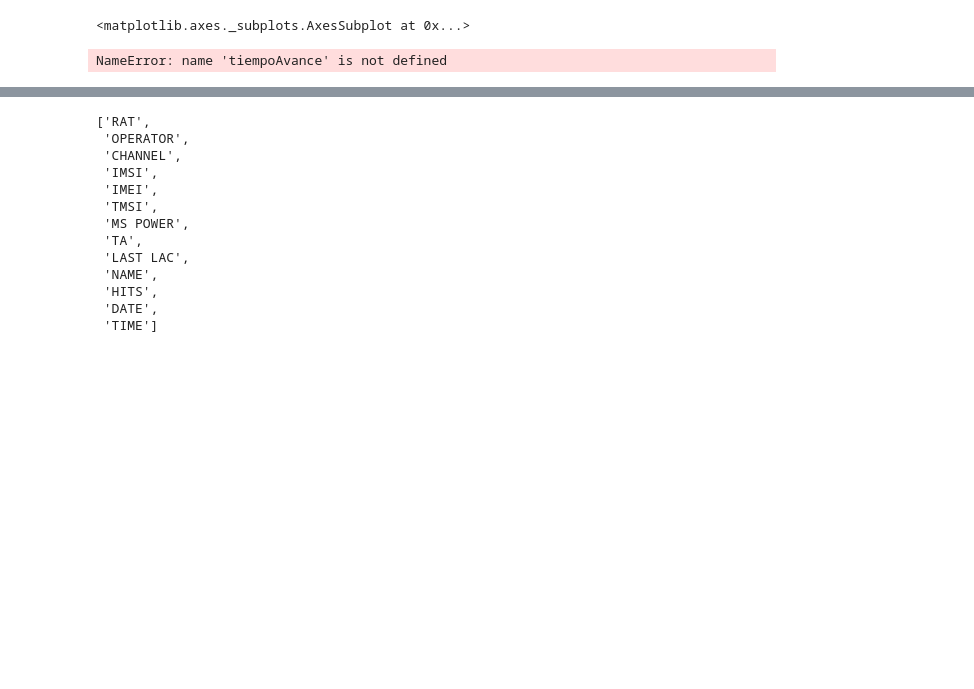
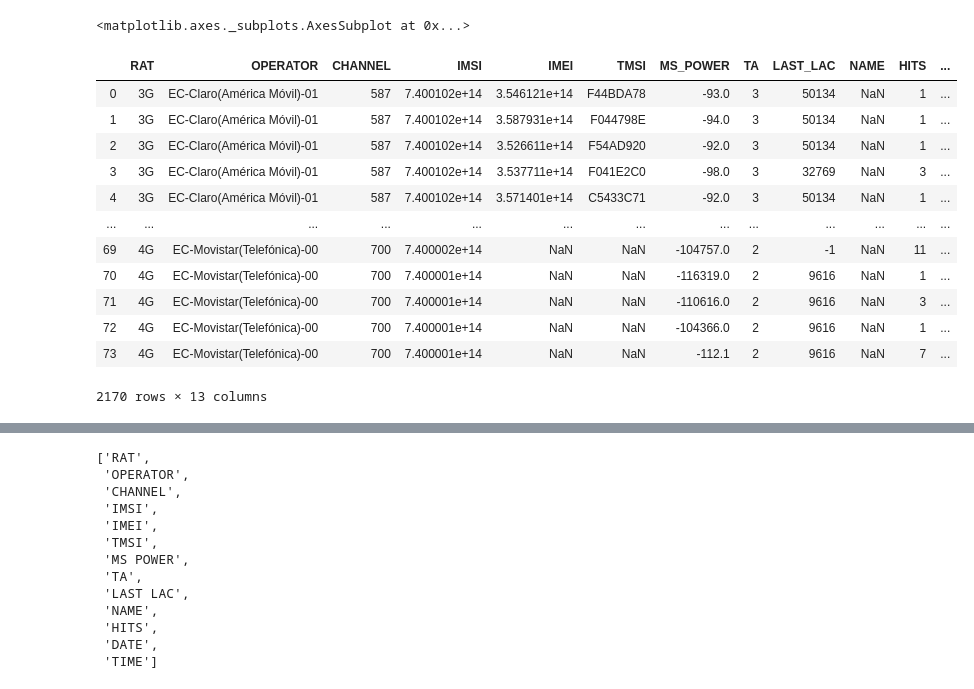
Before and after one commit to Dumaru/ExcelReports, a Jupyter notebook: Telefonia.ipynb, the cells around one changed output, grey strips where cells are left out. Cells and saved outputs as stored; diff of their text form; code cells hidden in the pictures; blank space fills up the shorter version.

```diff
--- a/Telefonia.ipynb
+++ b/Telefonia.ipynb
@@ -214,10 +218,22 @@ allData.groupby('IMEI').count()['IMSI'].sort_values(ascending=False).head(20).pl
 # %%
 def tiempoAvanceFilter(df, valuesList):
     """ Filters the df by the values on the TA column"""
     return df[df['TA'].isin(valuesList)]
-tiempoAvance(allData, [1,2,3,4,5,6])
+tiempoAvanceFilter(allData, [1,2,3,4,5,6])
 # %% [output]
+|  | RAT | OPERATOR | CHANNEL | IMSI | IMEI | TMSI | MS_POWER | TA | LAST_LAC | NAME | HITS | ... |
+| 0 | 3G | EC-Claro(América Móvil)-01 | 587 | 7.400102e+14 | 3.546121e+14 | F44BDA78 | -93.0 | 3 | 50134 | NaN | 1 | ... |
+| 1 | 3G | EC-Claro(América Móvil)-01 | 587 | 7.400102e+14 | 3.587931e+14 | F044798E | -94.0 | 3 | 50134 | NaN | 1 | ... |
+| 2 | 3G | EC-Claro(América Móvil)-01 | 587 | 7.400102e+14 | 3.526611e+14 | F54AD920 | -92.0 | 3 | 50134 | NaN | 1 | ... |
+| 3 | 3G | EC-Claro(América Móvil)-01 | 587 | 7.400102e+14 | 3.537711e+14 | F041E2C0 | -98.0 | 3 | 32769 | NaN | 3 | ... |
+| 4 | 3G | EC-Claro(América Móvil)-01 | 587 | 7.400102e+14 | 3.571401e+14 | C5433C71 | -92.0 | 3 | 50134 | NaN | 1 | ... |
+| ... | ... | ... | ... | ... | ... | ... | ... | ... | ... | ... | ... | ... |
+| 69 | 4G | EC-Movistar(Telefónica)-00 | 700 | 7.400002e+14 | NaN | NaN | -104757.0 | 2 | -1 | NaN | 11 | ... |
+| 70 | 4G | EC-Movistar(Telefónica)-00 | 700 | 7.400001e+14 | NaN | NaN | -116319.0 | 2 | 9616 | NaN | 1 | ... |
+| 71 | 4G | EC-Movistar(Telefónica)-00 | 700 | 7.400001e+14 | NaN | NaN | -110616.0 | 2 | 9616 | NaN | 3 | ... |
+| 72 | 4G | EC-Movistar(Telefónica)-00 | 700 | 7.400001e+14 | NaN | NaN | -104366.0 | 2 | 9616 | NaN | 1 | ... |
+| 73 | 4G | EC-Movistar(Telefónica)-00 | 700 | 7.400001e+14 | NaN | NaN | -112.1 | 2 | 9616 | NaN | 7 | ... |
-NameError: name 'tiempoAvance' is not defined
+2170 rows × 13 columns
 # %%
 def msPowerRangeFilter(df, fromN, toN):
     """ Filters the df in the column MS POWER with the given boundaries"""
```
Also changed, not shown: parts of 24 cells of this notebook, 9 other files.
